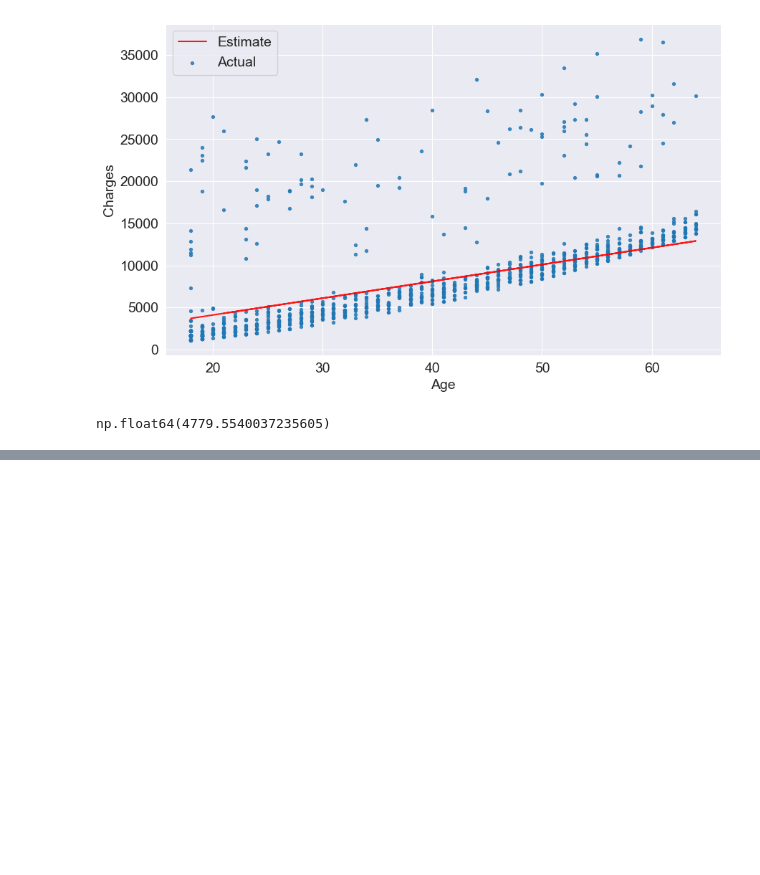
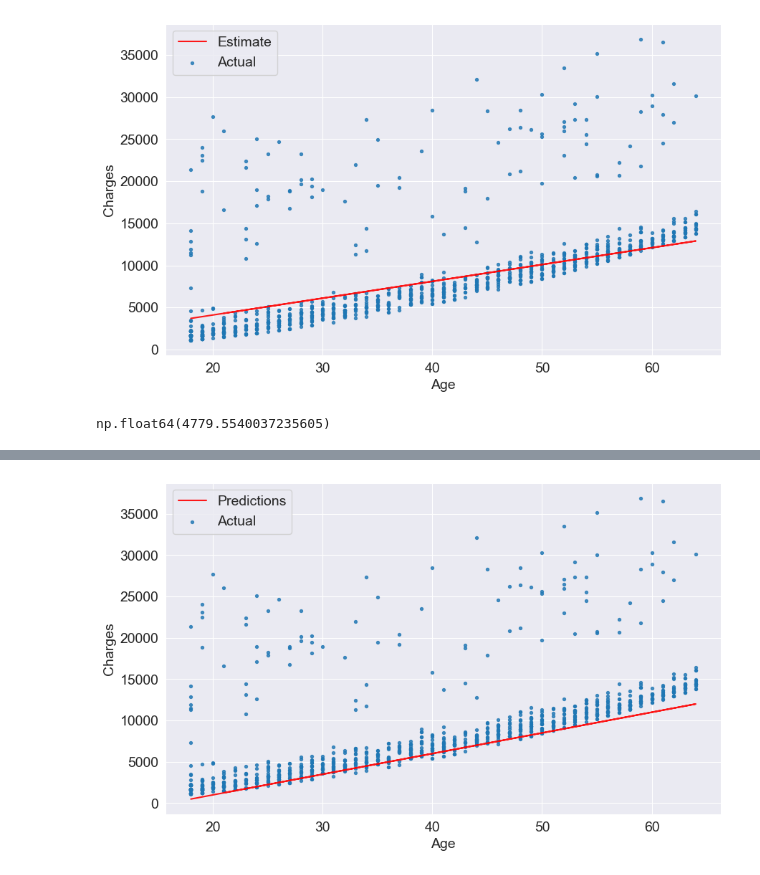
Before and after one commit to fatimazafarrizvi/Machine-Learning, a Jupyter notebook: medical.ipynb, the cells around one changed output, grey strips where cells are left out. Cells and saved outputs as stored; diff of their text form; code cells hidden in the pictures; blank space fills up the shorter version.

```diff
--- a/medical.ipynb
+++ b/medical.ipynb
@@ -487,0 +517,3 @@ np.float64(4779.5540037235605)
+# %%
+try_parameters1(250,-4000)
+# %% [output]
@@ -487,0 +521 @@ np.float64(4779.5540037235605)
+[figure, added]
```
Also changed, not shown: parts of 39 cells of this notebook.
